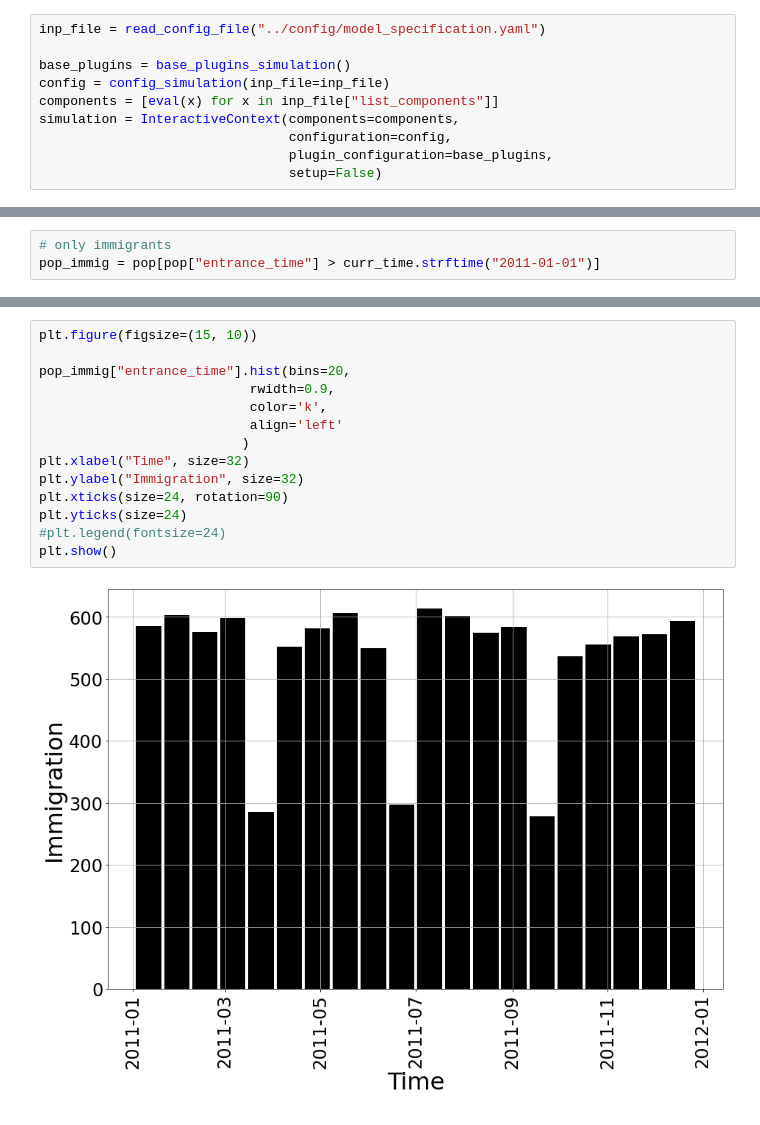
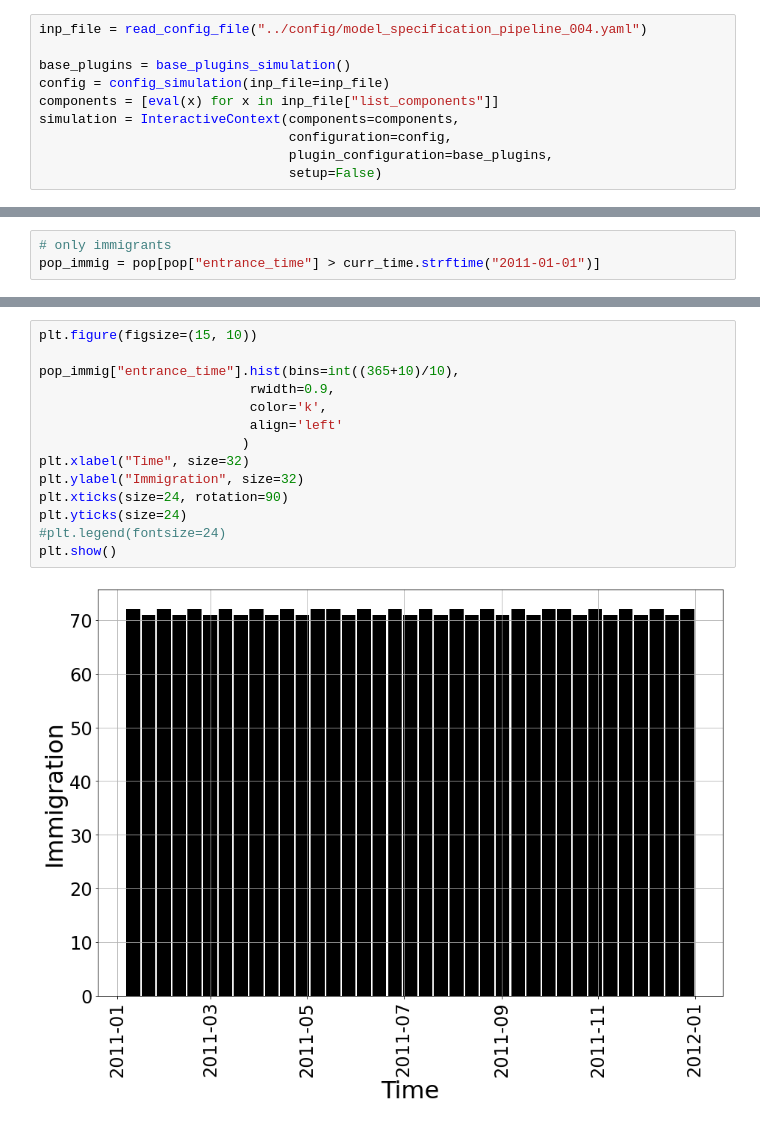
Before and after one commit to ihmeuw/vivarium_public_health, a Jupyter notebook: notebooks/pipeline_004_mortality_immigration.ipynb, the cells around one changed output, grey strips where cells are left out. Cells and saved outputs as stored; diff of their text form.

```diff
--- a/notebooks/pipeline_004_mortality_immigration.ipynb
+++ b/notebooks/pipeline_004_mortality_immigration.ipynb
@@ -90,7 +93,7 @@ def config_simulation(inp_file):
 # %% [markdown]
 ## Create an interactive context manager
 # %%
-inp_file = read_config_file("../config/model_specification.yaml")
+inp_file = read_config_file("../config/model_specification_pipeline_004.yaml")
 
 base_plugins = base_plugins_simulation()
 config = config_simulation(inp_file=inp_file)
@@ -565,16 +572,16 @@ plt.show()
 # %%
 plt.figure(figsize=(15, 10))
 
-pop_immig["entrance_time"].hist(bins=20,
+pop_immig["entrance_time"].hist(bins=int((365+10)/10),
                            rwidth=0.9,
                            color='k',
                            align='left'
                           )
 plt.xlabel("Time", size=32)
 plt.ylabel("Immigration", size=32)
 plt.xticks(size=24, rotation=90)
 plt.yticks(size=24)
 #plt.legend(fontsize=24)
 plt.show()
 # %% [output]
-[figure, old version]
+[figure, new version]
```
Also changed, not shown: parts of 15 cells of this notebook, 1 other file.
